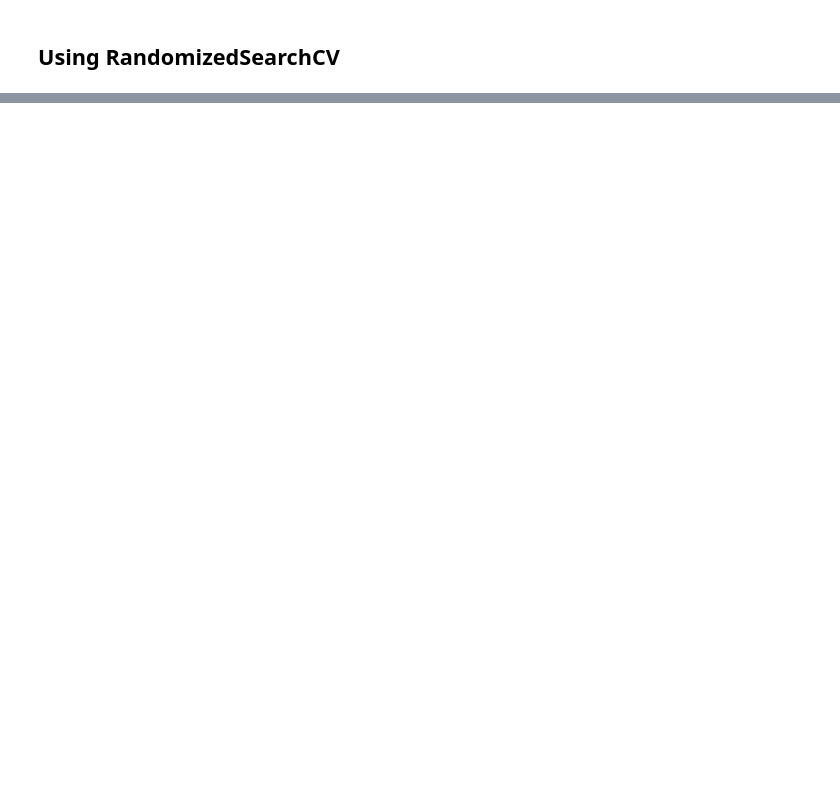
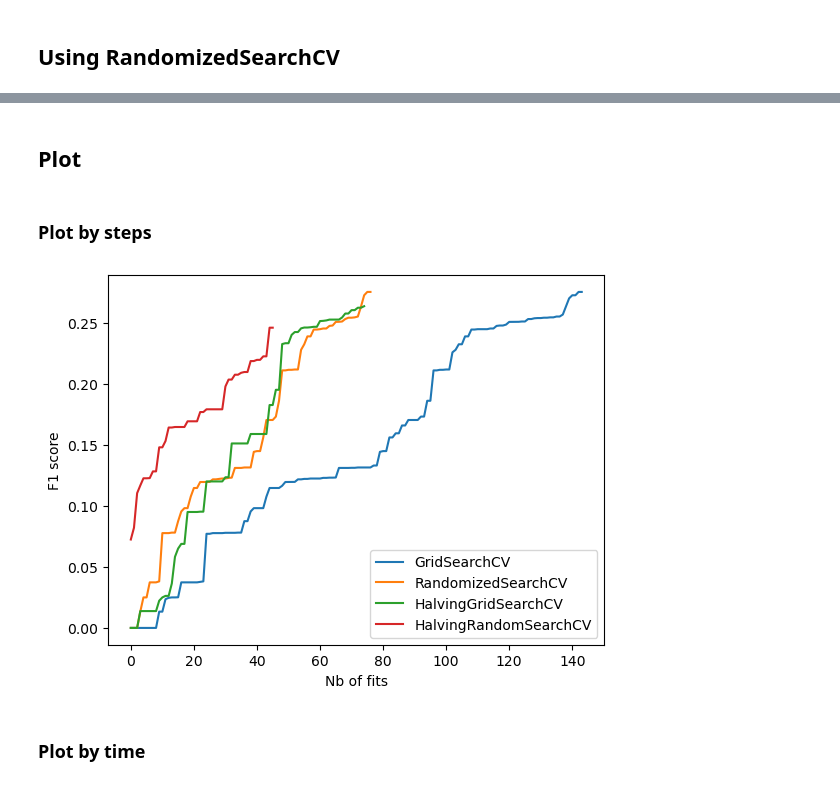
Before and after one commit to dimcaputo/compareCV, a Jupyter notebook: notebook.ipynb, the cells around one changed output, grey strips where cells are left out. Drawn from its saved outputs; the diff is of its cells as text; code cells hidden in the pictures; blank space fills up the shorter version.

Commit message:
HalvingGridSearchCV and HalvingRandomSearchCV added, all four searches were plotted against the number of steps as well as cumulative mean fit time

```diff
--- a/notebook.ipynb
+++ b/notebook.ipynb
@@ -323,0 +378,3 @@ df_rdmcv
+# %%
+df_hgrid = pd.DataFrame(hgrid.cv_results_).sort_values(by='rank_test_score')
+df_hgrid
@@ -323,0 +397,24 @@ df_rdmcv
+# %%
+forestclf = RandomForestClassifier(random_state=38, class_weight='balanced')
+
+param_grid = {
+    #'n_estimators':[10,100,500,1000],
+    'max_depth':np.random.randint(3,20,10),
+    'min_samples_split':[2,3],
+    'min_samples_leaf':[1,2,3]
+}
+
+hrdm = HalvingRandomSearchCV(
+    estimator=forestclf,
+    param_distributions=param_grid,
+    resource='n_estimators',
+    max_resources=1000,
+    factor=5,
+    cv=5,
+    scoring='f1',
+    return_train_score=True,
+    n_jobs=-1,
+    verbose=3
+)
+
+hrdm.fit(X_train, y_train)
@@ -323,0 +447,3 @@ df_rdmcv
+# %%
+df_hrdm = pd.DataFrame(hrdm.cv_results_).sort_values(by='rank_test_score')
+df_hrdm
@@ -323,0 +469,17 @@ df_rdmcv
+# %% [markdown]
+## Plot
+# %% [markdown]
+### Plot by steps
+# %%
+plt.plot(range(len(df_grid)), df_grid[['mean_test_score']].sort_values('mean_test_score'), label='GridSearchCV')
+plt.plot(range(len(df_rdmcv)), df_rdmcv[['mean_test_score']].sort_values('mean_test_score'), label='RandomizedSearchCV')
+plt.plot(range(len(df_hgrid)), df_hgrid[['mean_test_score']].sort_values('mean_test_score'), label='HalvingGridSearchCV')
+plt.plot(range(len(df_hrdm)), df_hrdm[['mean_test_score']].sort_values('mean_test_score'), label='HalvingRandomSearchCV')
+plt.xlabel('Nb of fits')
+plt.ylabel('F1 score')
+plt.legend()
+plt.show;
+# %% [output]
+[figure, added]
+# %% [markdown]
+### Plot by time
```
Also changed, not shown: parts of 14 cells of this notebook.
